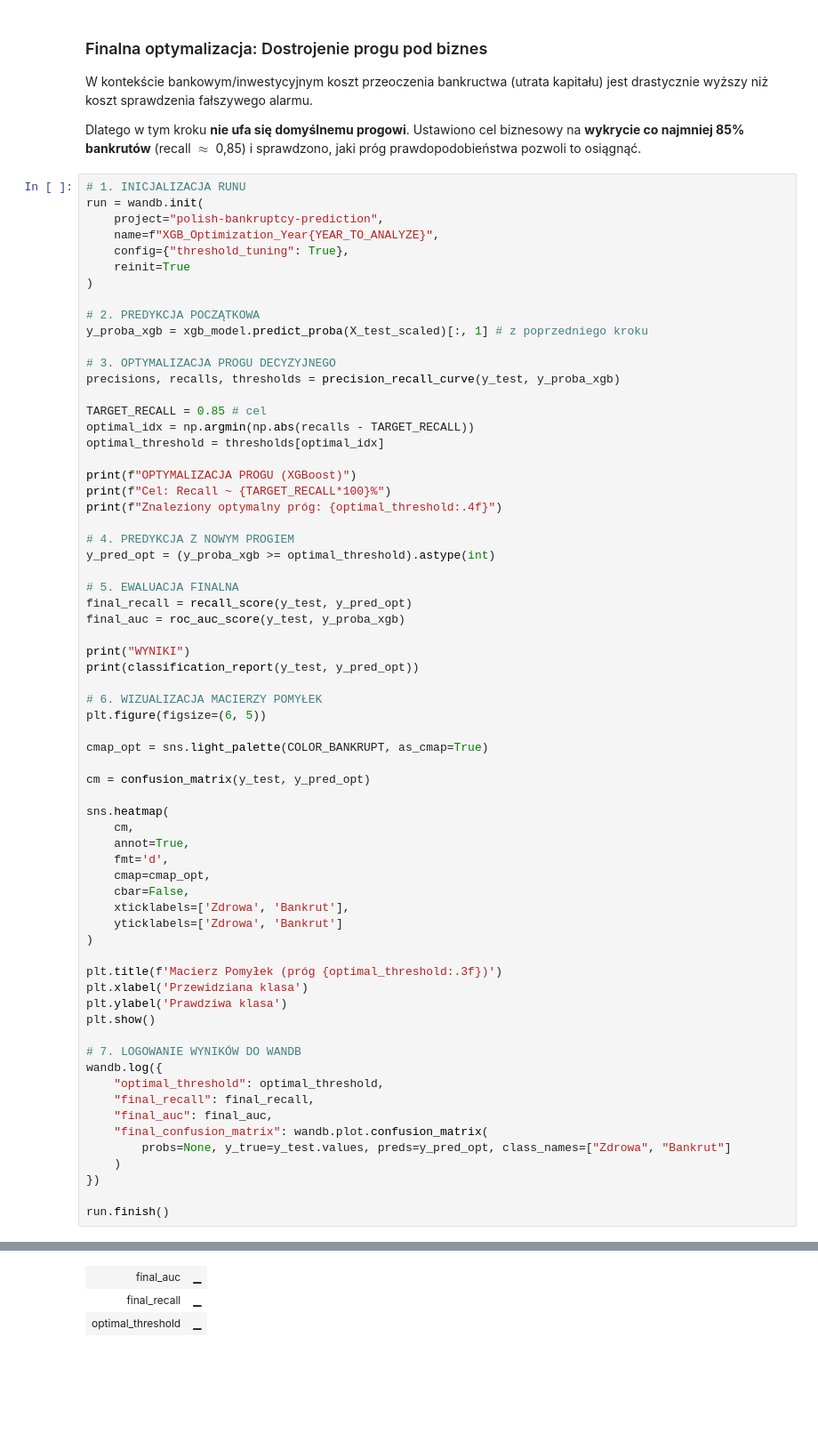
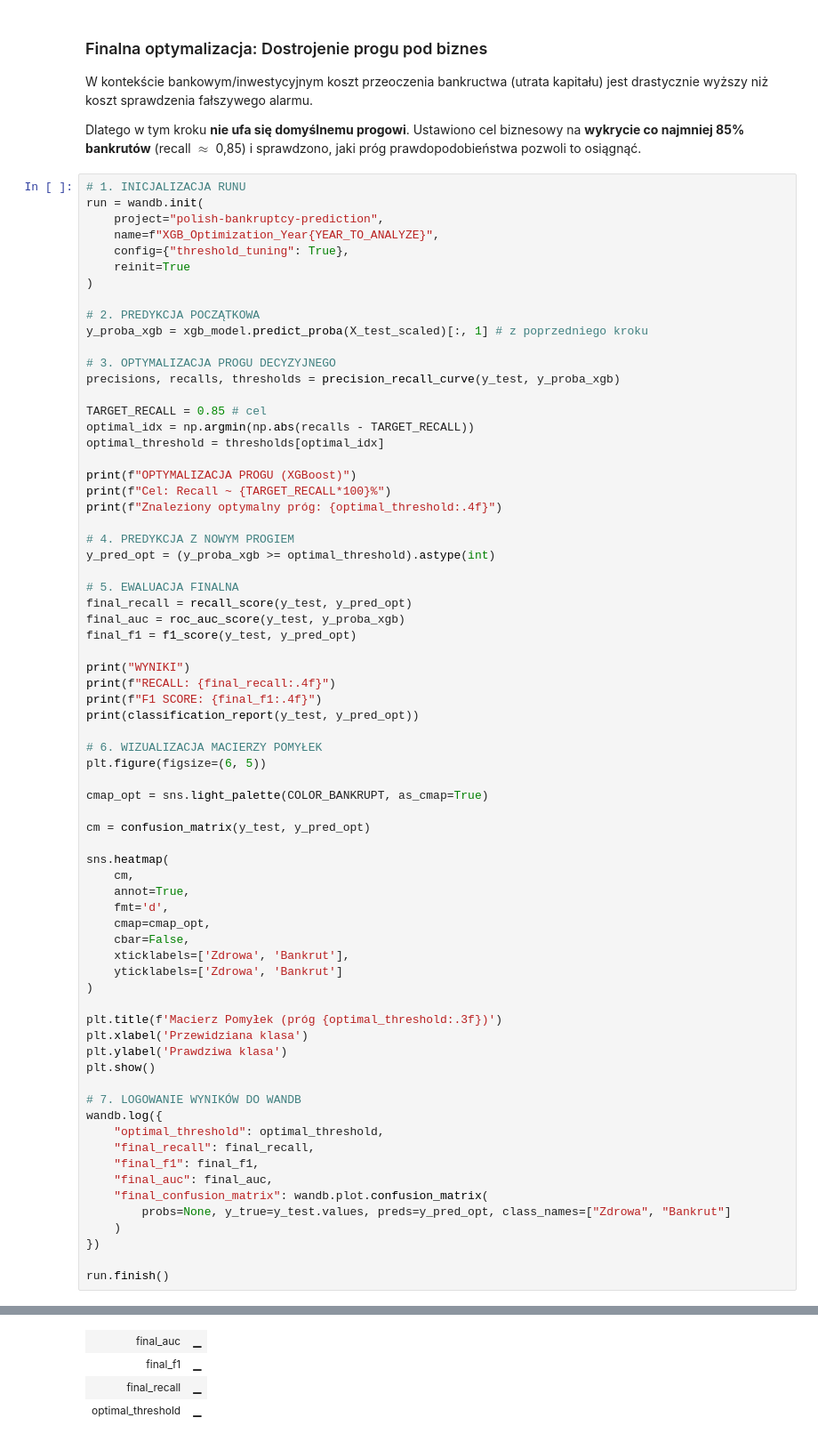
Before and after one commit to scbpls/polish-bankruptcy-prediction, a Jupyter notebook: main.ipynb, the cells around one changed output, grey strips where cells are left out. Shown at 89% size. Cells and saved outputs as stored; diff of their text form; blank space fills up the shorter version.

```diff
--- a/main.ipynb
+++ b/main.ipynb
@@ -775,8 +785,11 @@ y_pred_opt = (y_proba_xgb >= optimal_threshold).astype(int)
 # 5. EWALUACJA FINALNA
 final_recall = recall_score(y_test, y_pred_opt)
 final_auc = roc_auc_score(y_test, y_proba_xgb)
+final_f1 = f1_score(y_test, y_pred_opt)
 
 print("WYNIKI")
+print(f"RECALL: {final_recall:.4f}")
+print(f"F1 SCORE: {final_f1:.4f}")
 print(classification_report(y_test, y_pred_opt))
 
 # 6. WIZUALIZACJA MACIERZY POMYŁEK
@@ -805,6 +818,7 @@ plt.show()
 wandb.log({
     "optimal_threshold": optimal_threshold,
     "final_recall": final_recall,
+    "final_f1": final_f1,
     "final_auc": final_auc,
     "final_confusion_matrix": wandb.plot.confusion_matrix(
         probs=None, y_true=y_test.values, preds=y_pred_opt, class_names=["Zdrowa", "Bankrut"]
@@ -826,15 +842,16 @@ WYNIKI
               precision    recall  f1-score   support
 
            0       0.99      0.83      0.90      2002
            1       0.19      0.85      0.32        99
 
     accuracy                           0.83      2101
    macro avg       0.59      0.84      0.61      2101
 weighted avg       0.95      0.83      0.87      2101
 [figure]
 [interactive output not drawn]
 Run history:
 | final_auc | ▁ |
+| final_f1 | ▁ |
 | final_recall | ▁ |
 | optimal_threshold | ▁ |
 Run summary:
```
Also changed, not shown: parts of 4 cells of this notebook.
